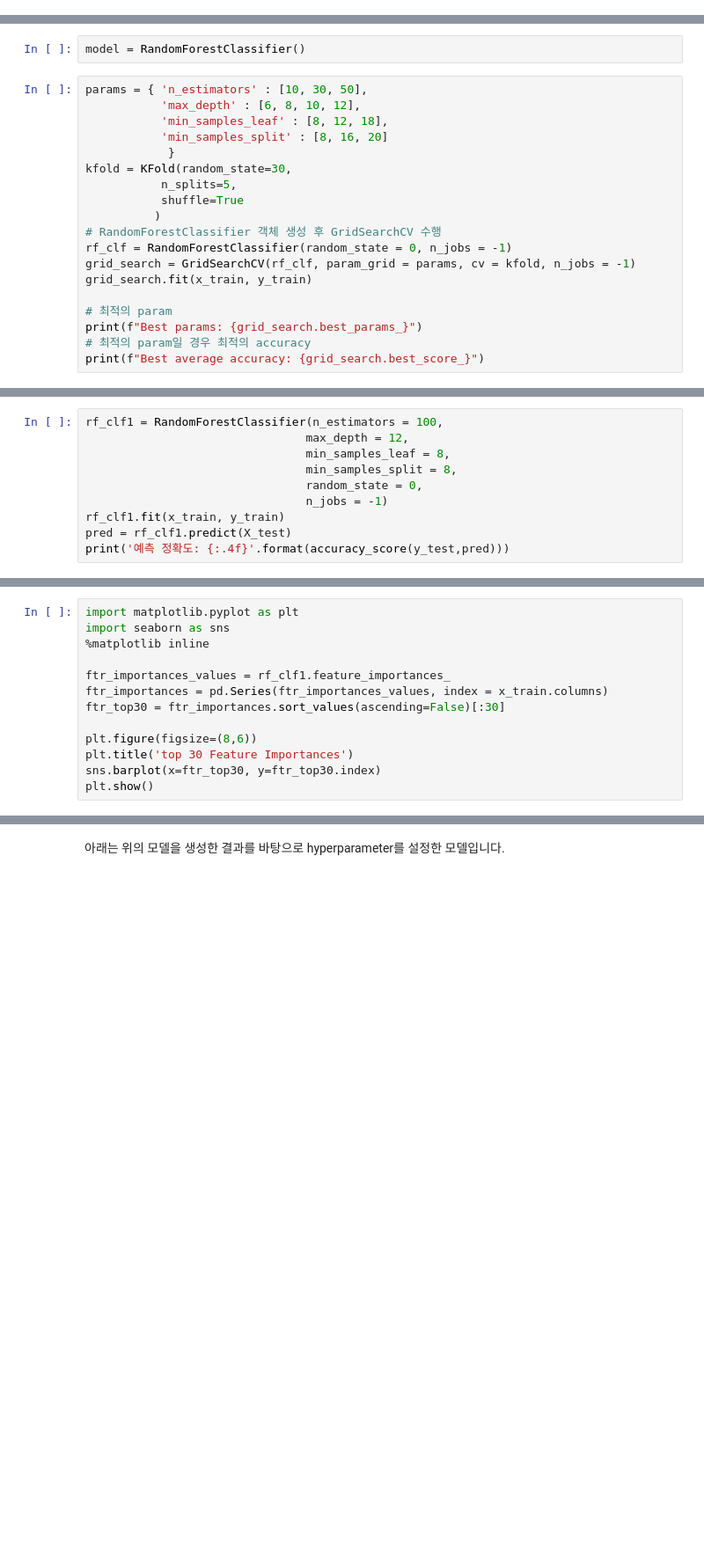
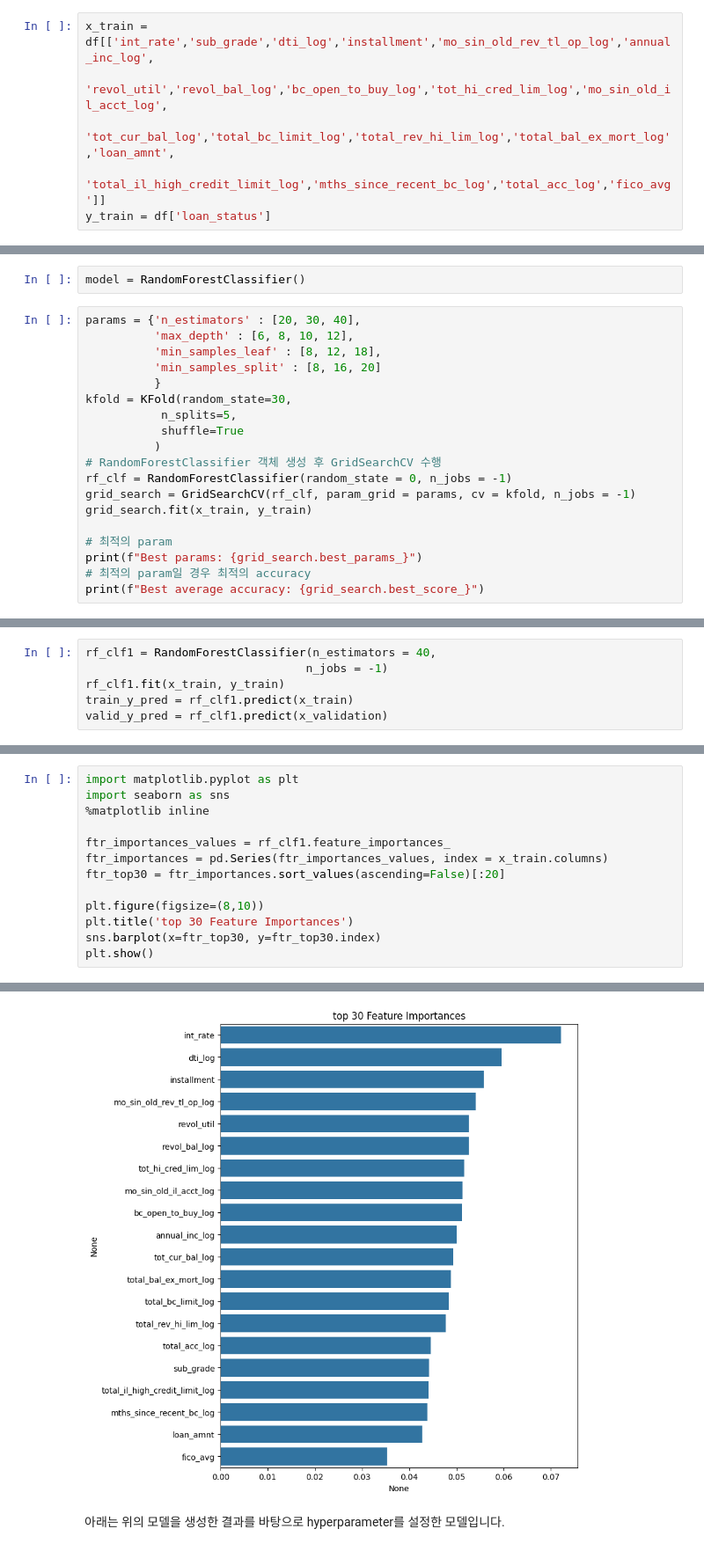
Before and after one commit to dbehdrnr0202/lending_club, a Jupyter notebook: randomforest_gridsearchCV_0419.ipynb, the cells around one changed output, grey strips where cells are left out. Shown at 88% size. Drawn from its saved outputs; the diff is of its cells as text; blank space fills up the shorter version.

```diff
--- a/randomforest_gridsearchCV_0419.ipynb
+++ b/randomforest_gridsearchCV_0419.ipynb
@@ -37,3 +16,9 @@ y_train = df['loan_status']
+# %%
+x_train = df[['int_rate','sub_grade','dti_log','installment','mo_sin_old_rev_tl_op_log','annual_inc_log',
+              'revol_util','revol_bal_log','bc_open_to_buy_log','tot_hi_cred_lim_log','mo_sin_old_il_acct_log',
+              'tot_cur_bal_log','total_bc_limit_log','total_rev_hi_lim_log','total_bal_ex_mort_log','loan_amnt',
+              'total_il_high_credit_limit_log','mths_since_recent_bc_log','total_acc_log','fico_avg']]
+y_train = df['loan_status']
 # %%
 nan_indices = np.isnan(x_train).any(axis=1)
 x_train = x_train[~nan_indices]
@@ -42,11 +29,11 @@ x_train, x_validation, y_train, y_validation = train_test_split(x_train, y_train
 # %%
 model = RandomForestClassifier()
 # %%
-params = { 'n_estimators' : [10, 30, 50],
-           'max_depth' : [6, 8, 10, 12],
-           'min_samples_leaf' : [8, 12, 18],
-           'min_samples_split' : [8, 16, 20]
-            }
+params = {'n_estimators' : [20, 30, 40],
+          'max_depth' : [6, 8, 10, 12],
+          'min_samples_leaf' : [8, 12, 18],
+          'min_samples_split' : [8, 16, 20]
+          }
 kfold = KFold(random_state=30,
            n_splits=5,
            shuffle=True
@@ -63,10 +52,6 @@ print(f"Best average accuracy: {grid_search.best_score_}")
 # %%
-rf_clf1 = RandomForestClassifier(n_estimators = 100,
-                                max_depth = 12,
-                                min_samples_leaf = 8,
-                                min_samples_split = 8,
-                                random_state = 0,
+rf_clf1 = RandomForestClassifier(n_estimators = 40,
                                 n_jobs = -1)
 rf_clf1.fit(x_train, y_train)
-pred = rf_clf1.predict(X_test)
-print('예측 정확도: {:.4f}'.format(accuracy_score(y_test,pred)))
+train_y_pred = rf_clf1.predict(x_train)
+valid_y_pred = rf_clf1.predict(x_validation)
@@ -77,9 +80,9 @@ import seaborn as sns
 
 ftr_importances_values = rf_clf1.feature_importances_
 ftr_importances = pd.Series(ftr_importances_values, index = x_train.columns)
-ftr_top30 = ftr_importances.sort_values(ascending=False)[:30]
+ftr_top30 = ftr_importances.sort_values(ascending=False)[:20]
 
-plt.figure(figsize=(8,6))
+plt.figure(figsize=(8,10))
 plt.title('top 30 Feature Importances')
 sns.barplot(x=ftr_top30, y=ftr_top30.index)
 plt.show()
@@ -104,2 +90,3 @@ plt.show()
+[figure, added]
 # %% [markdown]
 아래는 위의 모델을 생성한 결과를 바탕으로 hyperparameter를 설정한 모델입니다.
```
Also changed, not shown: parts of 7 cells of this notebook, 2 other files.
